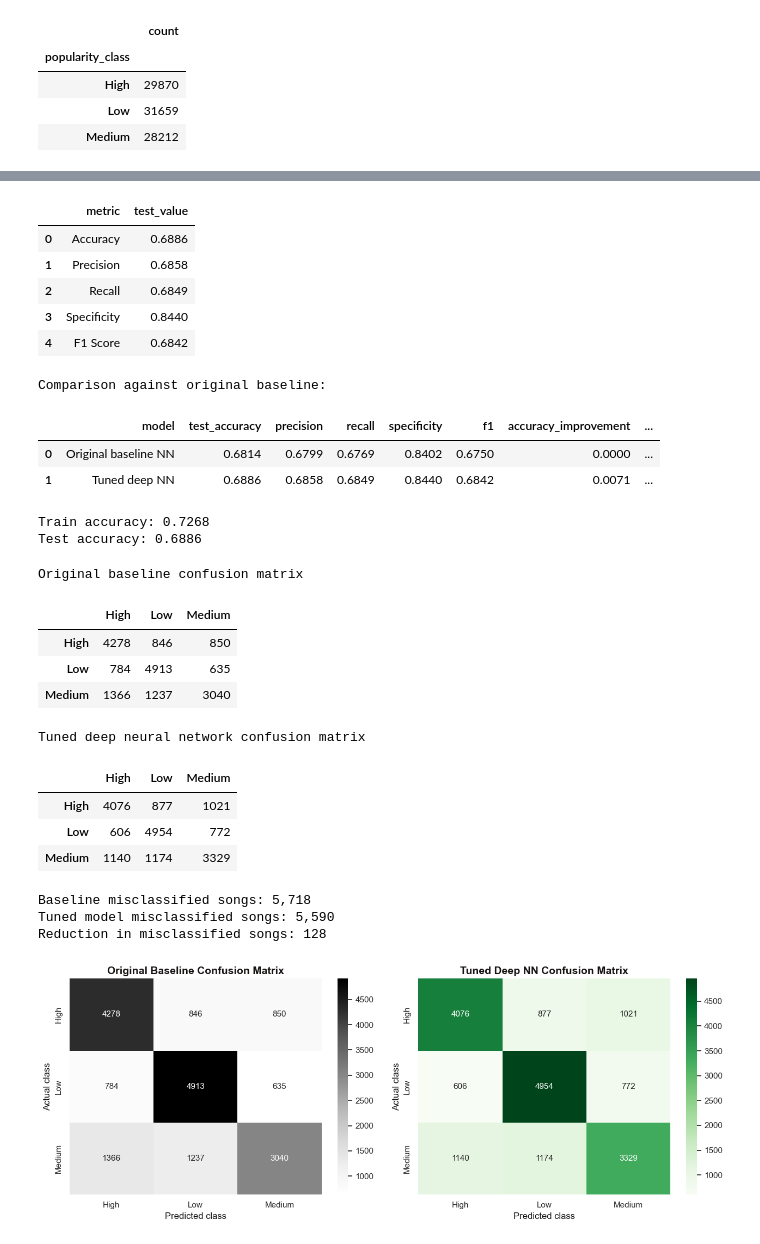
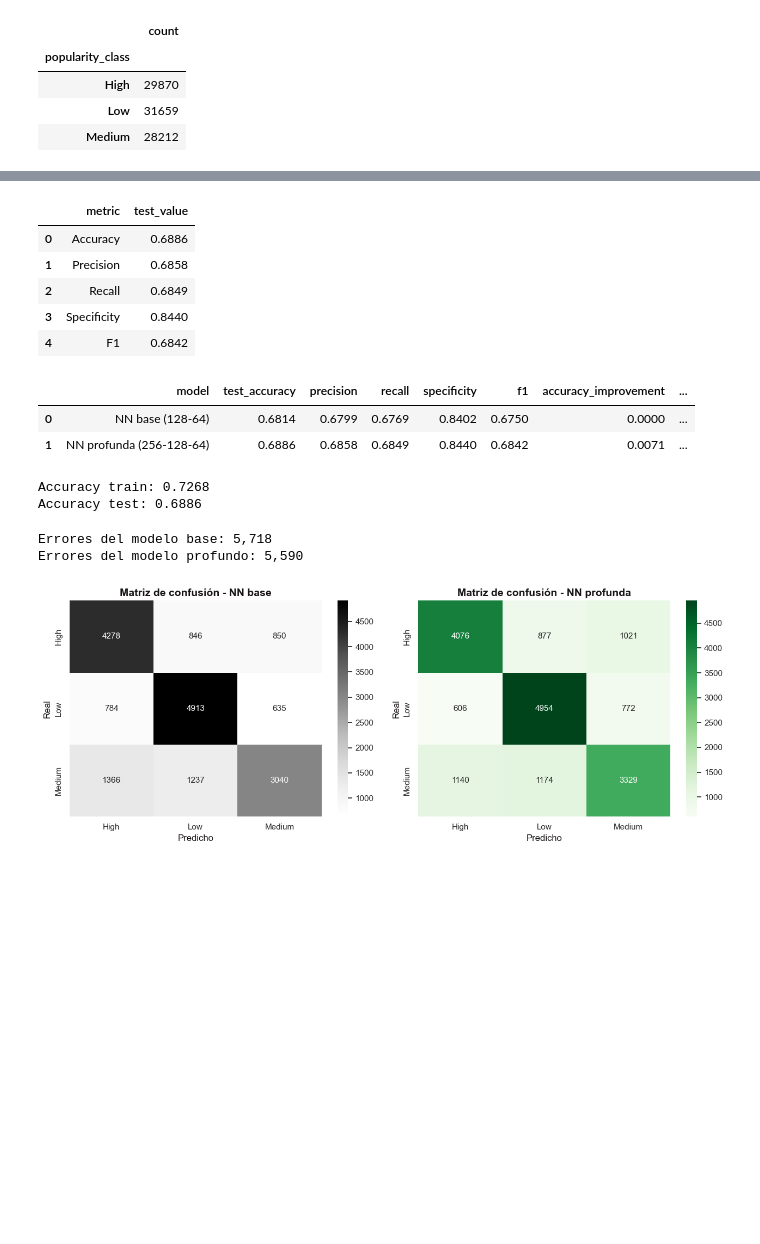
Before and after one commit to fidelMB/proyecto-ia-tc3002b, a Jupyter notebook: notebooks/05_neural_network_classification.ipynb, the cells around one changed output, grey strips where cells are left out. Cells and saved outputs as stored; diff of their text form; code cells hidden in the pictures; blank space fills up the shorter version.

```diff
--- a/notebooks/05_neural_network_classification.ipynb
+++ b/notebooks/05_neural_network_classification.ipynb
@@ -254,7 +248,7 @@ def train_experiment(
             patience_counter += 1
 
         if patience_counter >= patience:
-            print(f"{name}: early stopping at epoch {epoch}")
+            print(f"{name}: early stopping en la época {epoch}")
             break
 
     if best_state is not None:
@@ -294,7 +288,7 @@ def train_experiment(
 
 
 baseline_result = train_experiment(
-    name="Original baseline NN",
+    name="NN base (128-64)",
     hidden_layers=(128, 64),
     dropout_rates=(0.25, 0.20),
     optimizer_name="Adam",
@@ -306,7 +300,7 @@ baseline_result = train_experiment(
 )
 
 tuned_result = train_experiment(
-    name="Tuned deep NN",
+    name="NN profunda (256-128-64)",
     hidden_layers=(256, 128, 64),
     dropout_rates=(0.20, 0.20, 0.20),
     optimizer_name="AdamW",
@@ -367,7 +361,7 @@ precision, recall, f1, _ = precision_recall_fscore_support(
 )
 
 metrics = pd.DataFrame({
-    "metric": ["Accuracy", "Precision", "Recall", "Specificity", "F1 Score"],
+    "metric": ["Accuracy", "Precision", "Recall", "Specificity", "F1"],
     "test_value": [
         accuracy_score(y_test, test_pred),
         precision,
@@ -381,71 +375,52 @@ train_accuracy = accuracy_score(y_train, train_pred)
 test_accuracy = accuracy_score(y_test, test_pred)
 
 display(metrics.round(4))
-print("Comparison against original baseline:")
 display(nn_comparison[[
     "model", "test_accuracy", "precision", "recall", "specificity", "f1",
     "accuracy_improvement", "f1_improvement"
 ]].round(4))
-print(f"Train accuracy: {train_accuracy:.4f}")
-print(f"Test accuracy: {test_accuracy:.4f}")
+print(f"Accuracy train: {train_accuracy:.4f}")
+print(f"Accuracy test: {test_accuracy:.4f}")
 # %% [output]
 |  | metric | test_value |
 | 0 | Accuracy | 0.6886 |
 | 1 | Precision | 0.6858 |
 | 2 | Recall | 0.6849 |
 | 3 | Specificity | 0.8440 |
-| 4 | F1 Score | 0.6842 |
+| 4 | F1 | 0.6842 |
+|  | model | test_accuracy | precision | recall | specificity | f1 | accuracy_improvement | ... |
+| 0 | NN base (128-64) | 0.6814 | 0.6799 | 0.6769 | 0.8402 | 0.6750 | 0.0000 | ... |
+| 1 | NN profunda (256-128-64) | 0.6886 | 0.6858 | 0.6849 | 0.8440 | 0.6842 | 0.0071 | ... |
-Comparison against original baseline:
+Accuracy train: 0.7268
+Accuracy test: 0.6886
-|  | model | test_accuracy | precision | recall | specificity | f1 | accuracy_improvement | ... |
-| 0 | Original baseline NN | 0.6814 | 0.6799 | 0.6769 | 0.8402 | 0.6750 | 0.0000 | ... |
-| 1 | Tuned deep NN | 0.6886 | 0.6858 | 0.6849 | 0.8440 | 0.6842 | 0.0071 | ... |
-Train accuracy: 0.7268
-Test accuracy: 0.6886
 # %%
 baseline_cm = confusion_matrix(y_test, baseline_result["test_pred"])
 tuned_cm = confusion_matrix(y_test, test_pred)
 
 baseline_cm_df = pd.DataFrame(baseline_cm, index=label_encoder.classes_, columns=label_encoder.classes_)
 tuned_cm_df = pd.DataFrame(tuned_cm, index=label_encoder.classes_, columns=label_encoder.classes_)
 
-print("Original baseline confusion matrix")
-display(baseline_cm_df)
-print("Tuned deep neural network confusion matrix")
-display(tuned_cm_df)
-
 baseline_errors = len(y_test) - np.trace(baseline_cm)
 tuned_errors = len(y_test) - np.trace(tuned_cm)
-print(f"Baseline misclassified songs: {baseline_errors:,}")
-print(f"Tuned model misclassified songs: {tuned_errors:,}")
-print(f"Reduction in misclassified songs: {baseline_errors - tuned_errors:,}")
+print(f"Errores del modelo base: {baseline_errors:,}")
+print(f"Errores del modelo profundo: {tuned_errors:,}")
 
 fig, axes = plt.subplots(1, 2, figsize=(13, 5))
 sns.heatmap(baseline_cm_df, annot=True, fmt="d", cmap="Greys", ax=axes[0])
-axes[0].set_title("Original Baseline Confusion Matrix")
-axes[0].set_xlabel("Predicted class")
-axes[0].set_ylabel("Actual class")
+axes[0].set_title("Matriz de confusión - NN base")
+axes[0].set_xlabel("Predicho")
+axes[0].set_ylabel("Real")
 
 sns.heatmap(tuned_cm_df, annot=True, fmt="d", cmap="Greens", ax=axes[1])
-axes[1].set_title("Tuned Deep NN Confusion Matrix")
-axes[1].set_xlabel("Predicted class")
-axes[1].set_ylabel("Actual class")
+axes[1].set_title("Matriz de confusión - NN profunda")
+axes[1].set_xlabel("Predicho")
+axes[1].set_ylabel("Real")
 plt.tight_layout()
 plt.show()
 # %% [output]
-Original baseline confusion matrix
+Errores del modelo base: 5,718
+Errores del modelo profundo: 5,590
-|  | High | Low | Medium |
-| High | 4278 | 846 | 850 |
-| Low | 784 | 4913 | 635 |
-| Medium | 1366 | 1237 | 3040 |
-Tuned deep neural network confusion matrix
-|  | High | Low | Medium |
-| High | 4076 | 877 | 1021 |
-| Low | 606 | 4954 | 772 |
-| Medium | 1140 | 1174 | 3329 |
-Baseline misclassified songs: 5,718
-Tuned model misclassified songs: 5,590
-Reduction in misclassified songs: 128
-[figure, old version]
+[figure, new version]
 # %%
 error_df = X_test.copy()
 error_df["actual"] = label_encoder.inverse_transform(y_test)
```
Also changed, not shown: parts of 8 cells of this notebook, 19 other files.
